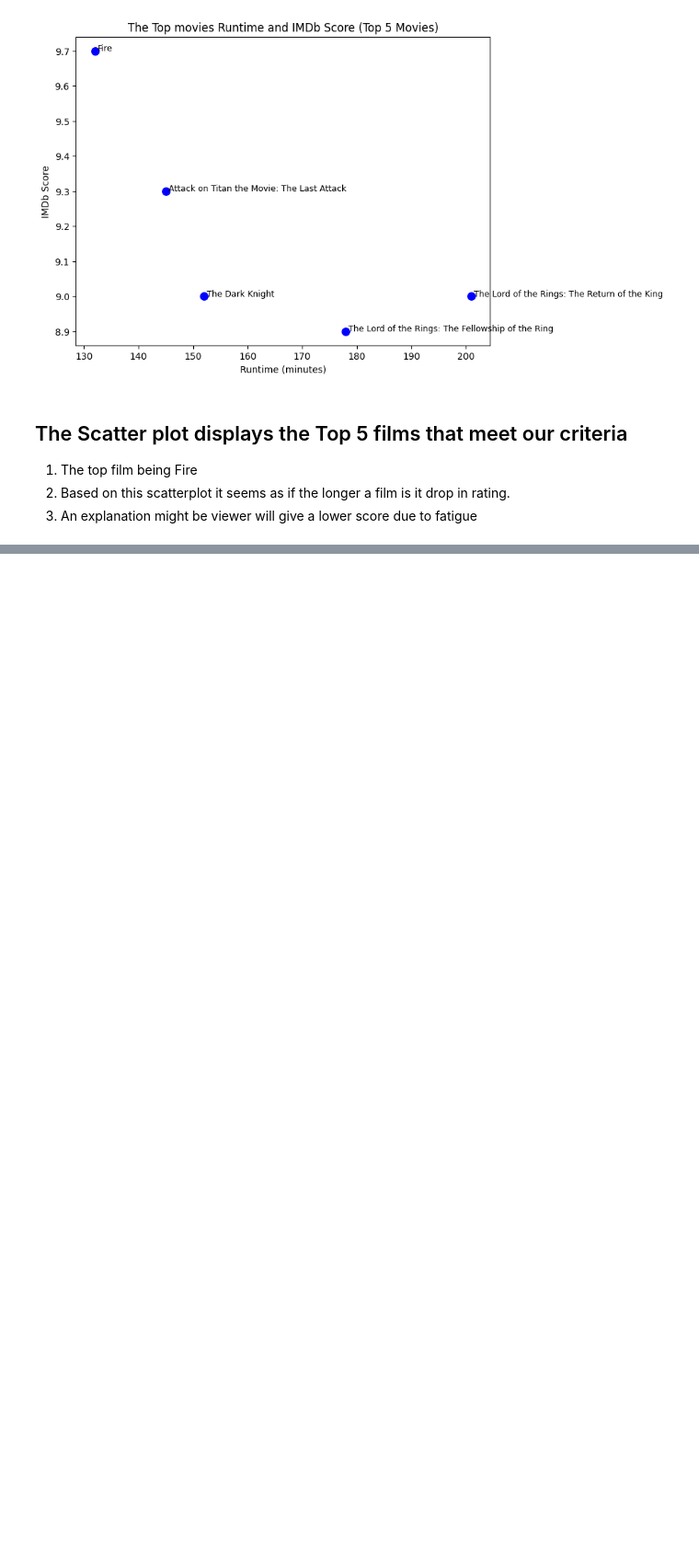
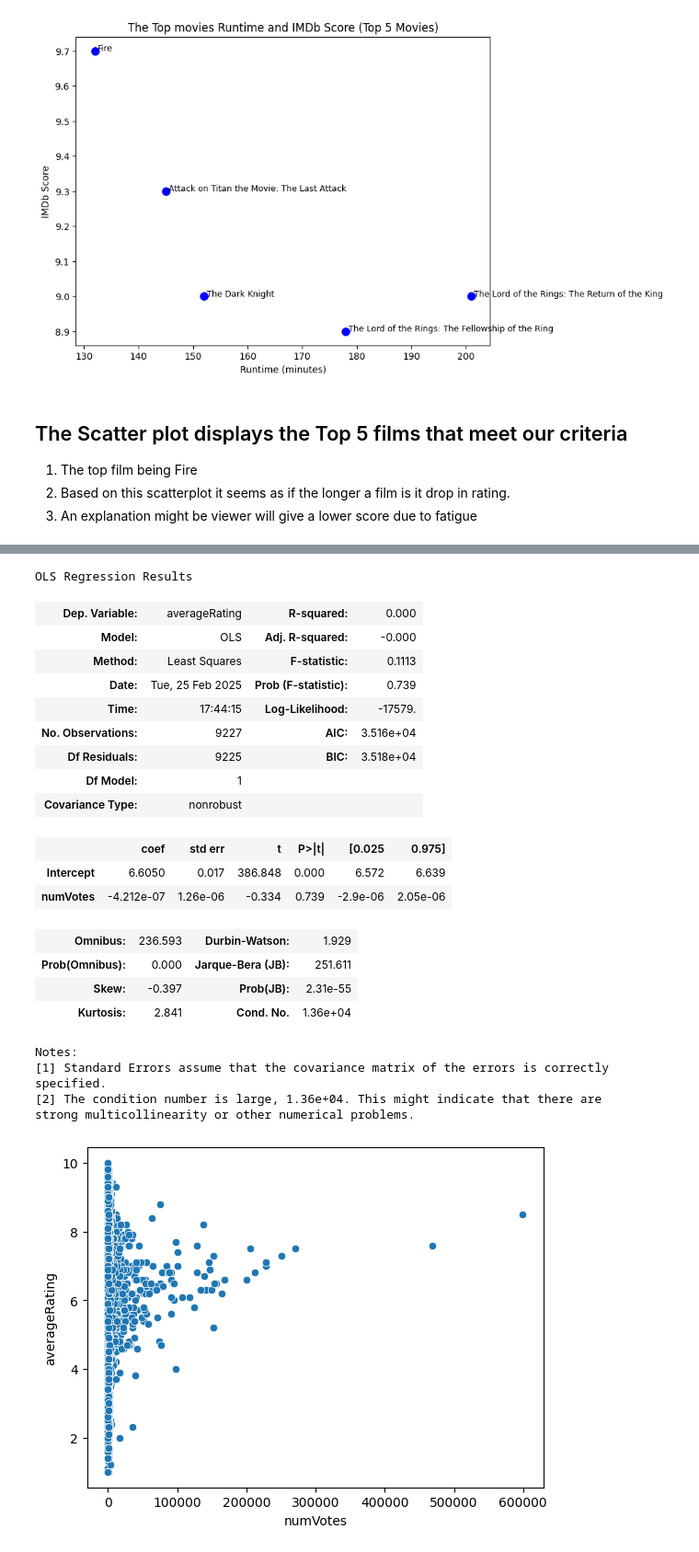
Before and after one commit to lundnm/Movie_Analysis, a Jupyter notebook: manipulation.ipynb, the cells around one changed output, grey strips where cells are left out. Shown at 92% size. Drawn from its saved outputs; the diff is of its cells as text; code cells hidden in the pictures; blank space fills up the shorter version.

```diff
--- a/manipulation.ipynb
+++ b/manipulation.ipynb
@@ -171,0 +316,32 @@ plt.show()
+# %%
+movies_2024 = imdb_movies[imdb_movies['startYear'] == 2024]
+
+# plot numVote vs averageRating
+sns.scatterplot(data=movies_2024,x='numVotes',y='averageRating')
+
+# create linear model
+model = smf.ols("averageRating ~ numVotes", data=movies_2024).fit()
+model.summary()
+# %% [output]
+OLS Regression Results
+| Dep. Variable: | averageRating | R-squared: | 0.000 |
+| Model: | OLS | Adj. R-squared: | -0.000 |
+| Method: | Least Squares | F-statistic: | 0.1113 |
+| Date: | Tue, 25 Feb 2025 | Prob (F-statistic): | 0.739 |
+| Time: | 17:44:15 | Log-Likelihood: | -17579. |
+| No. Observations: | 9227 | AIC: | 3.516e+04 |
+| Df Residuals: | 9225 | BIC: | 3.518e+04 |
+| Df Model: | 1 |  |  |
+| Covariance Type: | nonrobust |  |  |
+|  | coef | std err | t | P>|t| | [0.025 | 0.975] |
+| Intercept | 6.6050 | 0.017 | 386.848 | 0.000 | 6.572 | 6.639 |
+| numVotes | -4.212e-07 | 1.26e-06 | -0.334 | 0.739 | -2.9e-06 | 2.05e-06 |
+| Omnibus: | 236.593 | Durbin-Watson: | 1.929 |
+| Prob(Omnibus): | 0.000 | Jarque-Bera (JB): | 251.611 |
+| Skew: | -0.397 | Prob(JB): | 2.31e-55 |
+| Kurtosis: | 2.841 | Cond. No. | 1.36e+04 |
+Notes:
+[1] Standard Errors assume that the covariance matrix of the errors is correctly specified.
+[2] The condition number is large, 1.36e+04. This might indicate that there are
+strong multicollinearity or other numerical problems.
+[figure, added]
```
Also changed, not shown: parts of 16 cells of this notebook.
